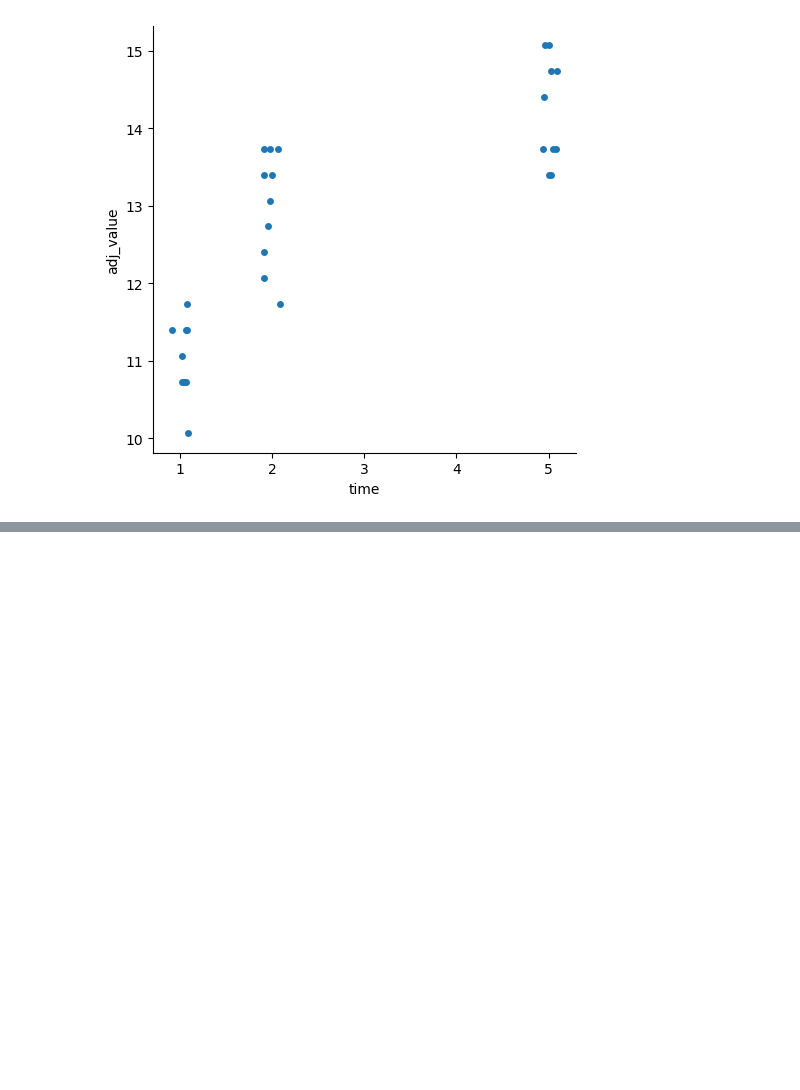
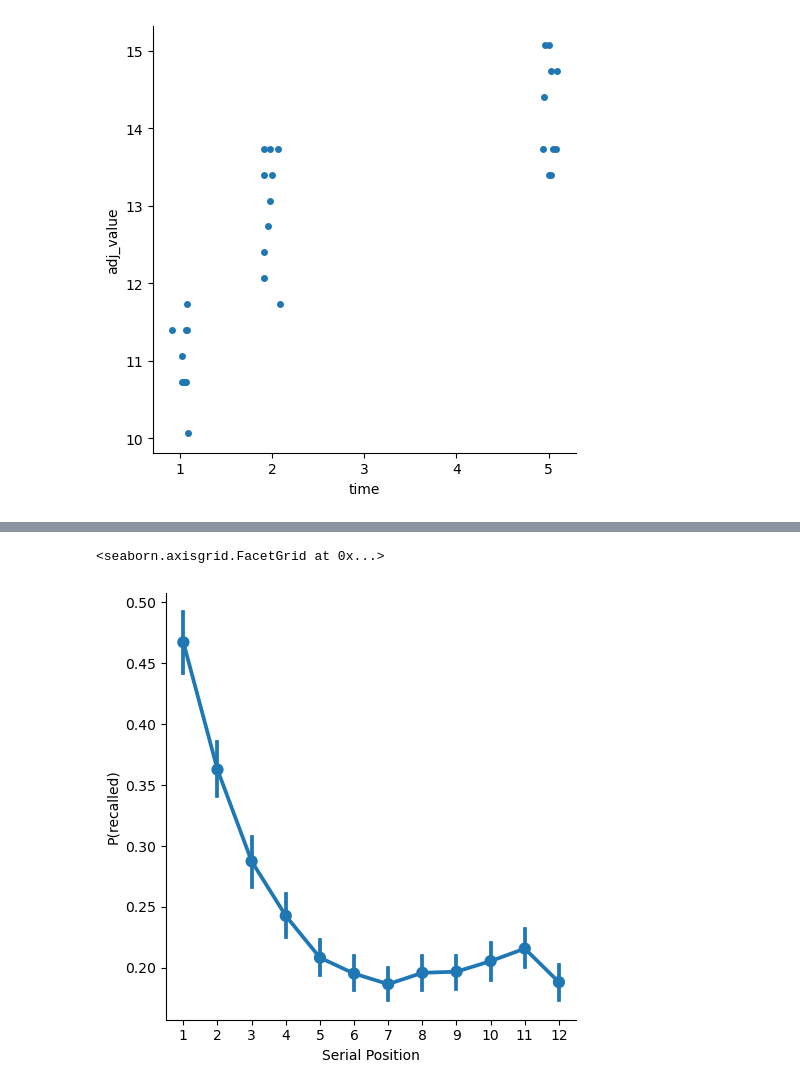
Before and after one commit to pennmem/pybeh_pd, a Jupyter notebook: loftus_masson_example.ipynb, the cells around one changed output, grey strips where cells are left out. Saved outputs shown, nothing was run; the diff lists cells and outputs as text; code cells hidden in the pictures; blank space fills up the shorter version.

```diff
--- a/loftus_masson_example.ipynb
+++ b/loftus_masson_example.ipynb
@@ -286,0 +295,8 @@ g = sns.catplot(x='time', y='adj_value', data=df, units='sub', native_scale=True
+# %%
+df_coussineau = pb.coussineau(spc_df, 'subject', 'serialpos', 'recalled')
+# %%
+g = sns.catplot(x='serialpos', y='recalled', data=df_coussineau, kind='point', units='subject')
+g.set(xlabel='Serial Position', ylabel='P(recalled)')
+# %% [output]
+<seaborn.axisgrid.FacetGrid at 0x...>
+[figure, added]
```
Also changed, not shown: parts of 26 cells of this notebook, 1 other file.
